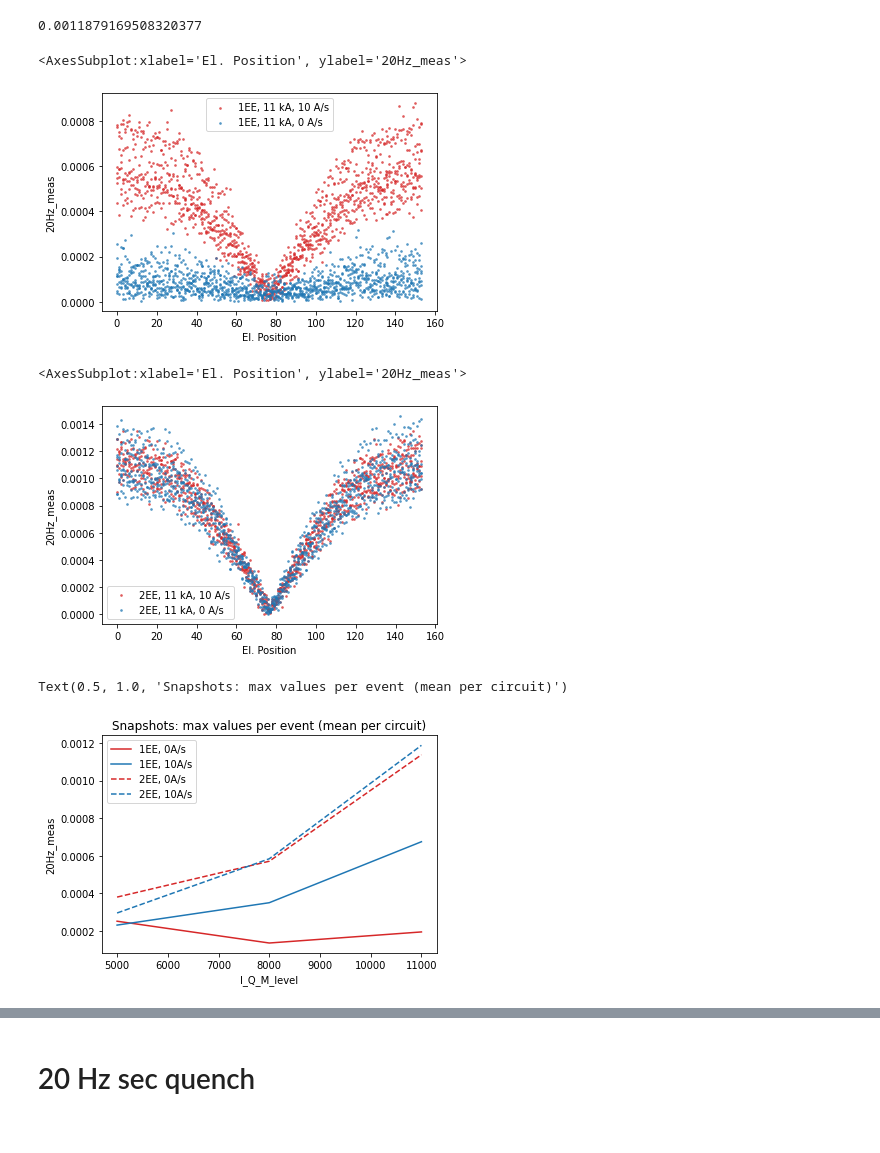
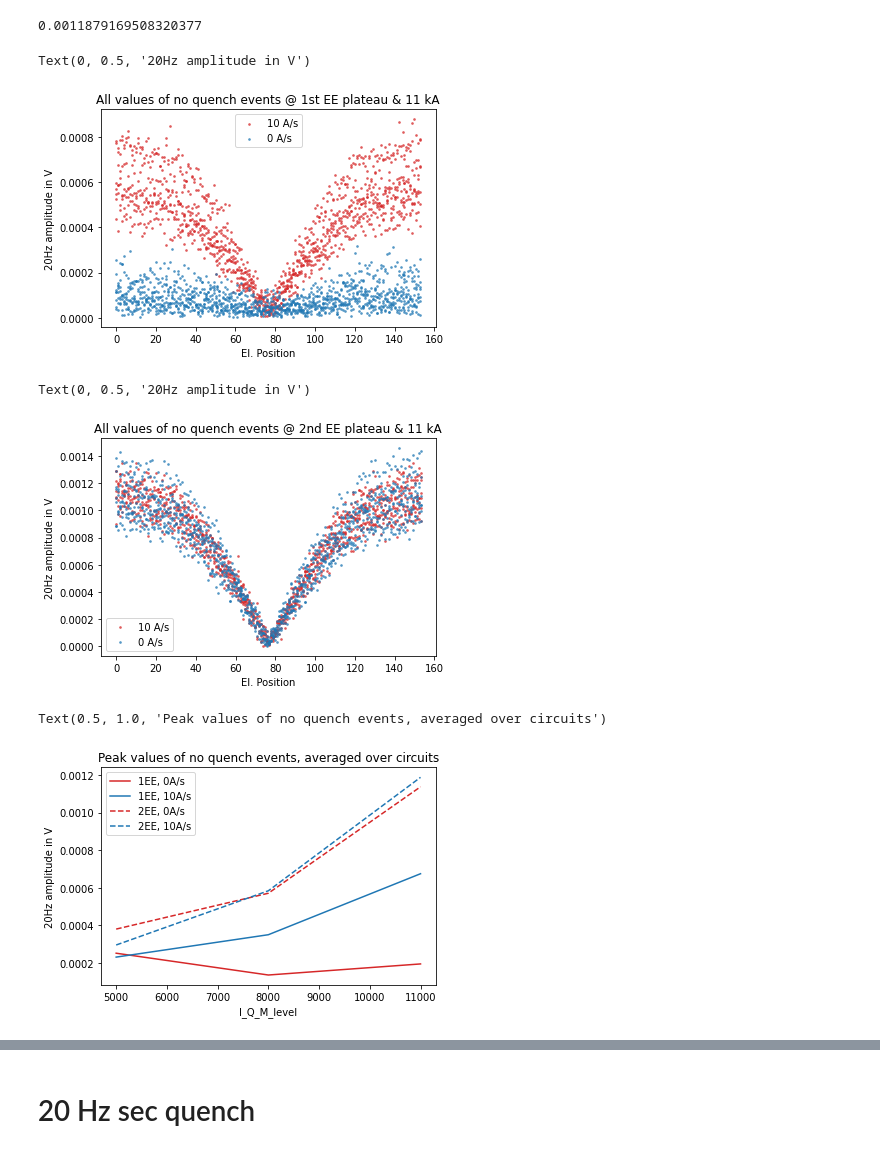
Before and after one commit to cobermai/lhc_anomaly_detection, a Jupyter notebook: notebooks/RB_FPA_FFT_NMF_component_correlation_V2.ipynb, the cells around one changed output, grey strips where cells are left out. Cells and saved outputs as stored; diff of their text form; code cells hidden in the pictures.

```diff
--- a/notebooks/RB_FPA_FFT_NMF_component_correlation_V2.ipynb
+++ b/notebooks/RB_FPA_FFT_NMF_component_correlation_V2.ipynb
@@ -440,18 +444,26 @@ df_to_corr[(df_to_corr.dI_dt_from_data > 2) & (df_to_corr.I_Q_M > 10500)].groupb
 0.0011879169508320377
 # %%
 fig, ax = plt.subplots()
-df_to_corr[(df_to_corr["1EE"] == 1) & (df_to_corr.dI_dt_from_data > 2) & (df_to_corr.I_Q_M > 10500)].plot.scatter(ax=ax, x="El. Position", y="20Hz_meas", label="1EE, 11 kA, 10 A/s", s=3, c=default_colors[3], alpha=0.6)
-df_to_corr[(df_to_corr["1EE"] == 1) & (df_to_corr.dI_dt_from_data < 2)& (df_to_corr.I_Q_M > 10500)].plot.scatter(ax=ax, x="El. Position", y="20Hz_meas", label="1EE, 11 kA, 0 A/s", s=3, c=default_colors[10], alpha=0.6)
+df_to_corr[(df_to_corr["1EE"] == 1) & (df_to_corr.dI_dt_from_data > 2) & (df_to_corr.I_Q_M > 10500)].plot.scatter(ax=ax, x="El. Position", y="20Hz_meas", label="10 A/s", s=3, c=default_colors[3], alpha=0.6)
+df_to_corr[(df_to_corr["1EE"] == 1) & (df_to_corr.dI_dt_from_data < 2)& (df_to_corr.I_Q_M > 10500)].plot.scatter(ax=ax, x="El. Position", y="20Hz_meas", label="0 A/s", s=3, c=default_colors[10], alpha=0.6)
+
+plt.title(f"All values of no quench events @ 1st EE plateau & 11 kA")
+
+plt.ylabel("20Hz amplitude in V")
 # %% [output]
-<AxesSubplot:xlabel='El. Position', ylabel='20Hz_meas'>
+Text(0, 0.5, '20Hz amplitude in V')
-[figure, old version]
+[figure, new version]
 # %%
 fig, ax = plt.subplots()
-df_to_corr[(df_to_corr["2EE"] == 1) & (df_to_corr.dI_dt_from_data > 2)& (df_to_corr.I_Q_M > 10500)].plot.scatter(ax=ax, x="El. Position", y="20Hz_meas", label="2EE, 11 kA, 10 A/s", s=3, c=default_colors[3], alpha=0.6)
-df_to_corr[(df_to_corr["2EE"] == 1) & (df_to_corr.dI_dt_from_data < 2)& (df_to_corr.I_Q_M > 10500)].plot.scatter(ax=ax, x="El. Position", y="20Hz_meas", label="2EE, 11 kA, 0 A/s", s=3, c=default_colors[10], alpha=0.6)
+df_to_corr[(df_to_corr["2EE"] == 1) & (df_to_corr.dI_dt_from_data > 2)& (df_to_corr.I_Q_M > 10500)].plot.scatter(ax=ax, x="El. Position", y="20Hz_meas", label="10 A/s", s=3, c=default_colors[3], alpha=0.6)
+df_to_corr[(df_to_corr["2EE"] == 1) & (df_to_corr.dI_dt_from_data < 2)& (df_to_corr.I_Q_M > 10500)].plot.scatter(ax=ax, x="El. Position", y="20Hz_meas", label="0 A/s", s=3, c=default_colors[10], alpha=0.6)
+
+plt.title(f"All values of no quench events @ 2nd EE plateau & 11 kA")
+
+plt.ylabel("20Hz amplitude in V")
 # %% [output]
-<AxesSubplot:xlabel='El. Position', ylabel='20Hz_meas'>
+Text(0, 0.5, '20Hz amplitude in V')
-[figure, old version]
+[figure, new version]
 # %%
 df_result = pd.DataFrame()
 
@@ -475,8 +487,9 @@ fig, ax = plt.subplots()
 for e, EE in enumerate(EE_levels):
     for i, di in enumerate(dI_dt_levels):
         df_result[(df_result["EE_level"] == EE) & (df_result.dI_dt_level == di)].plot(ax=ax, x ="I_Q_M_level", y="20Hz_meas", label=f"{int(2-EE)}EE, {di}A/s", ls=["-","--"][e], c=default_colors[[3,10][i]])
-plt.ylabel("20Hz_meas")
-plt.title("Snapshots: max values per event (mean per circuit)")
+
+plt.ylabel("20Hz amplitude in V")
+plt.title("Peak values of no quench events, averaged over circuits")
 # %% [output]
-Text(0.5, 1.0, 'Snapshots: max values per event (mean per circuit)')
+Text(0.5, 1.0, 'Peak values of no quench events, averaged over circuits')
-[figure, old version]
+[figure, new version]
```
Also changed, not shown: parts of 64 cells of this notebook, 24 other files.
